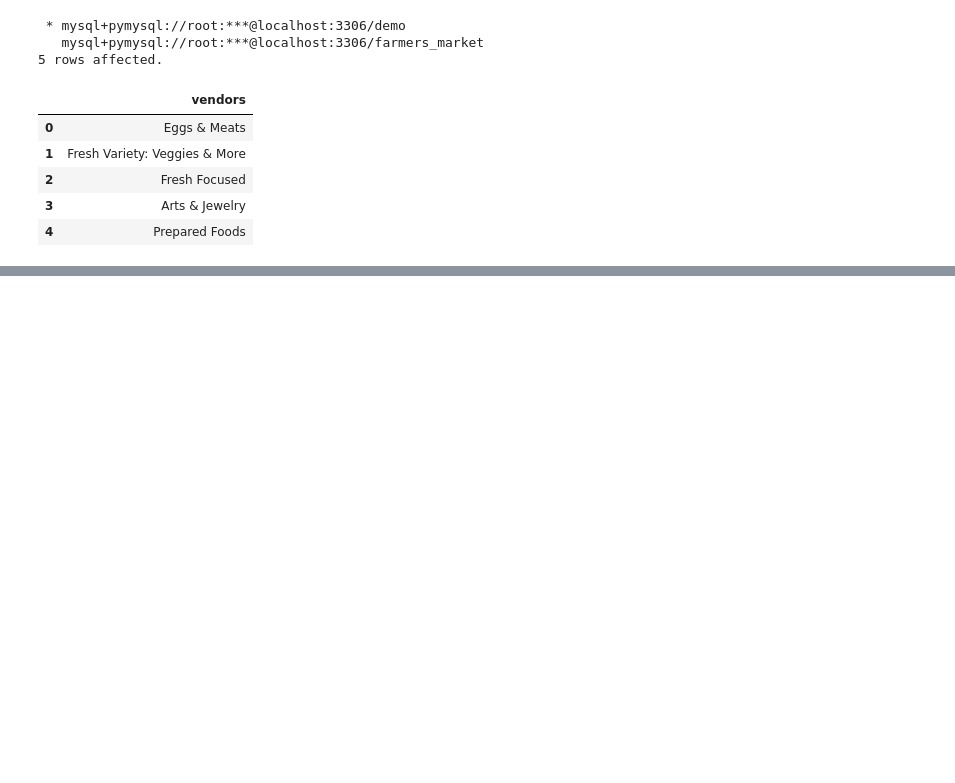
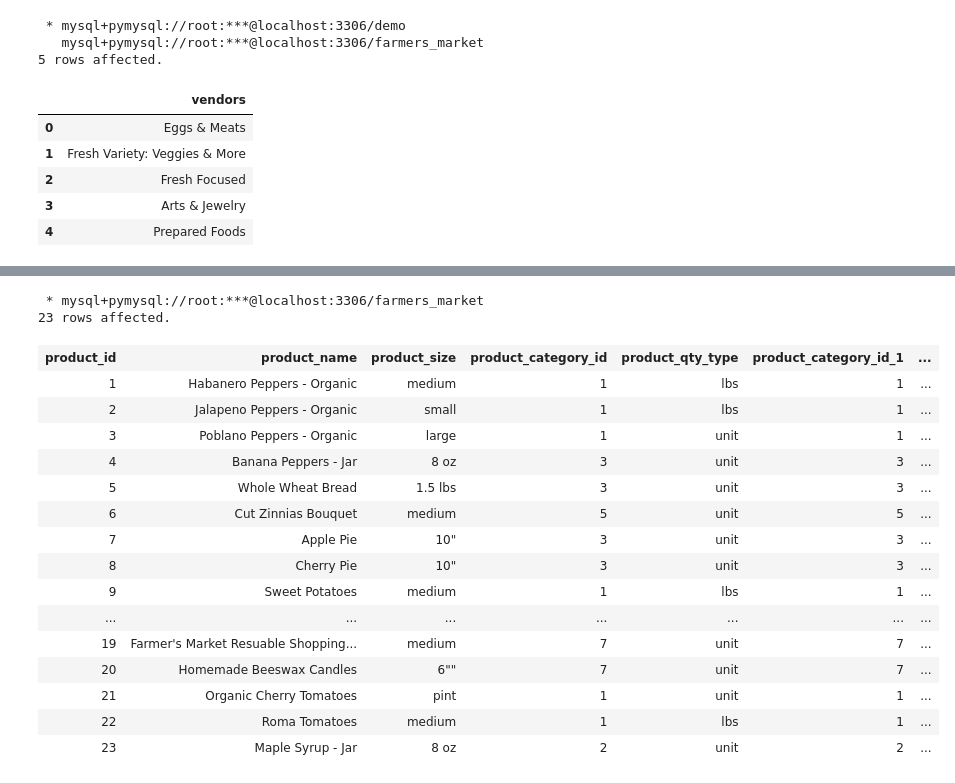
Before and after one commit to KunalNeon/SQL-For-Data-Scientist, a Jupyter notebook: sql.ipynb, the cells around one changed output, grey strips where cells are left out. Drawn from its saved outputs; the diff is of its cells as text; code cells hidden in the pictures; blank space fills up the shorter version.

Commit message:
joins

```diff
--- a/sql.ipynb
+++ b/sql.ipynb
@@ -958,0 +998,26 @@ query16=''' select vendor_id, vendor_name, vendor_type,
+# %%
+query17='''
+            select * from farmers_market.product
+                  join farmers_market.product_category on
+                        farmers_market.product.product_category_id= farmers_market.product_category.product_category_id
+        '''
+%sql $query17
+# %% [output]
+ * mysql+pymysql://root:***@localhost:3306/farmers_market
+23 rows affected.
+| product_id | product_name | product_size | product_category_id | product_qty_type | product_category_id_1 | ... |
+| 1 | Habanero Peppers - Organic | medium | 1 | lbs | 1 | ... |
+| 2 | Jalapeno Peppers - Organic | small | 1 | lbs | 1 | ... |
+| 3 | Poblano Peppers - Organic | large | 1 | unit | 1 | ... |
+| 4 | Banana Peppers - Jar | 8 oz | 3 | unit | 3 | ... |
+| 5 | Whole Wheat Bread | 1.5 lbs | 3 | unit | 3 | ... |
+| 6 | Cut Zinnias Bouquet | medium | 5 | unit | 5 | ... |
+| 7 | Apple Pie | 10" | 3 | unit | 3 | ... |
+| 8 | Cherry Pie | 10" | 3 | unit | 3 | ... |
+| 9 | Sweet Potatoes | medium | 1 | lbs | 1 | ... |
+| ... | ... | ... | ... | ... | ... | ... |
+| 19 | Farmer's Market Resuable Shopping... | medium | 7 | unit | 7 | ... |
+| 20 | Homemade Beeswax Candles | 6"" | 7 | unit | 7 | ... |
+| 21 | Organic Cherry Tomatoes | pint | 1 | unit | 1 | ... |
+| 22 | Roma Tomatoes | medium | 1 | lbs | 1 | ... |
+| 23 | Maple Syrup - Jar | 8 oz | 2 | unit | 2 | ... |
```
Also changed, not shown: parts of 5 cells of this notebook.
